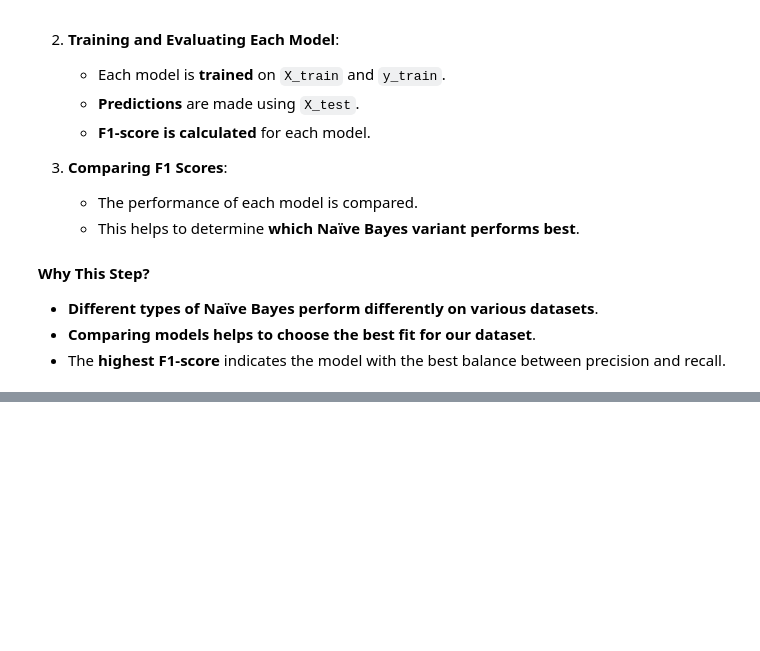
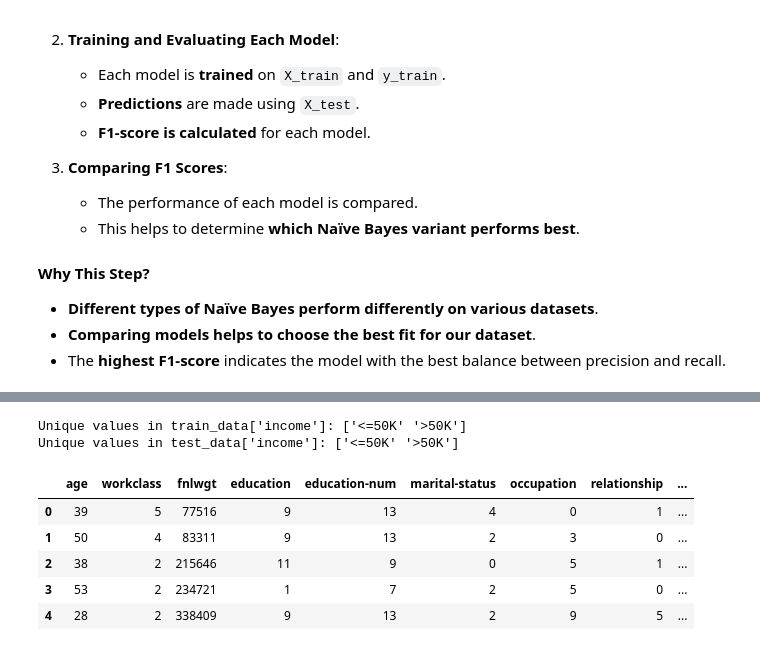
Before and after one commit to RonanGreen1/Data_Science, a Jupyter notebook: Bay_Class/Bay.ipynb, the cells around one changed output, grey strips where cells are left out. Cells and saved outputs as stored; diff of their text form; code cells hidden in the pictures; blank space fills up the shorter version.

```diff
--- a/Bay_Class/Bay.ipynb
+++ b/Bay_Class/Bay.ipynb
@@ -262,0 +260,18 @@ https://archive.ics.uci.edu/dataset/2/adult
+# %%
+import pandas as pd
+
+# Define column names from the adult.names file
+column_names = [
+    "age", "workclass", "fnlwgt", "education", "education-num", "marital-status",
+    "occupation", "relationship", "race", "sex", "capital-gain", "capital-loss",
+    "hours-per-week", "native-country", "income"
+]
+
+# Load train dataset (adult.data) and assign column names
+train_data = pd.read_csv("adult.data", names=column_names, sep=",\s*", engine="python")
+
+# Load test dataset (adult.test), skipping the first row (it contains headers)
+test_data = pd.read_csv("adult.test", names=column_names, sep=",\s*", engine="python", skiprows=1)
+
+# Display dataset info
+train_data.info(), test_data.info()
@@ -262,0 +327,41 @@ https://archive.ics.uci.edu/dataset/2/adult
+# %%
+# Remove any leading/trailing spaces in column values (avoids encoding issues)
+train_data = train_data.applymap(lambda x: x.strip() if isinstance(x, str) else x)
+test_data = test_data.applymap(lambda x: x.strip() if isinstance(x, str) else x)
+
+# Replace '?' with NaN for easier handling
+train_data.replace("?", pd.NA, inplace=True)
+test_data.replace("?", pd.NA, inplace=True)
+
+# Drop rows with missing values
+train_data.dropna(inplace=True)
+test_data.dropna(inplace=True)
+
+# Ensure "income" labels in test data match train data exactly
+test_data["income"] = test_data["income"].str.replace(".", "", regex=False)  # Removes extra period
+
+# Label Encode categorical features (EXCLUDING income)
+categorical_columns = train_data.select_dtypes(include=["object"]).columns
+categorical_columns = categorical_columns.drop("income")  # Exclude income from encoding
+
+label_encoders = {}
+for col in categorical_columns:
+    le = LabelEncoder()
+    train_data[col] = le.fit_transform(train_data[col])
+    test_data[col] = le.transform(test_data[col])
+
+# Display unique values in "income" to confirm they remain unchanged
+print("Unique values in train_data['income']:", train_data["income"].unique())
+print("Unique values in test_data['income']:", test_data["income"].unique())
+
+# Display processed dataset
+train_data.head()
+# %% [output]
+Unique values in train_data['income']: ['<=50K' '>50K']
+Unique values in test_data['income']: ['<=50K' '>50K']
+|  | age | workclass | fnlwgt | education | education-num | marital-status | occupation | relationship | ... |
+| 0 | 39 | 5 | 77516 | 9 | 13 | 4 | 0 | 1 | ... |
+| 1 | 50 | 4 | 83311 | 9 | 13 | 2 | 3 | 0 | ... |
+| 2 | 38 | 2 | 215646 | 11 | 9 | 0 | 5 | 1 | ... |
+| 3 | 53 | 2 | 234721 | 1 | 7 | 2 | 5 | 0 | ... |
+| 4 | 28 | 2 | 338409 | 9 | 13 | 2 | 9 | 5 | ... |
```
Also changed, not shown: parts of 12 cells of this notebook, 2 other files.
